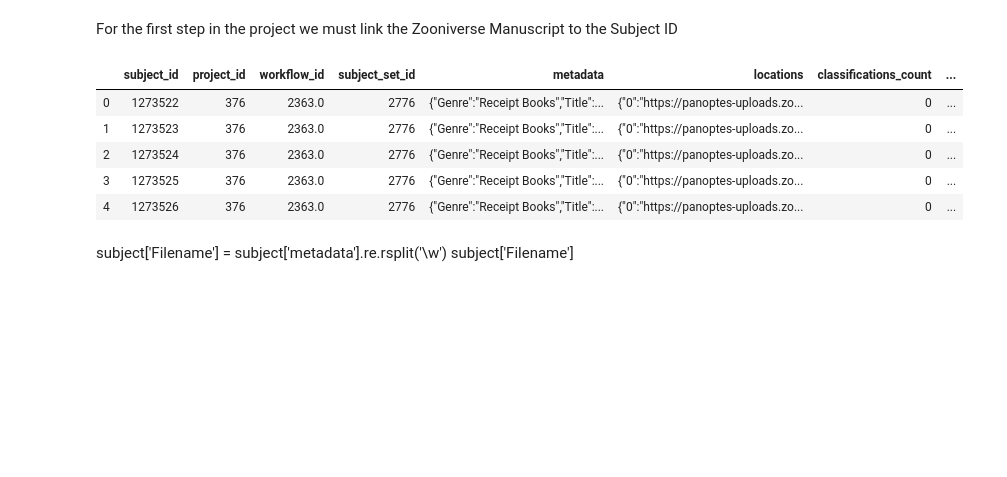
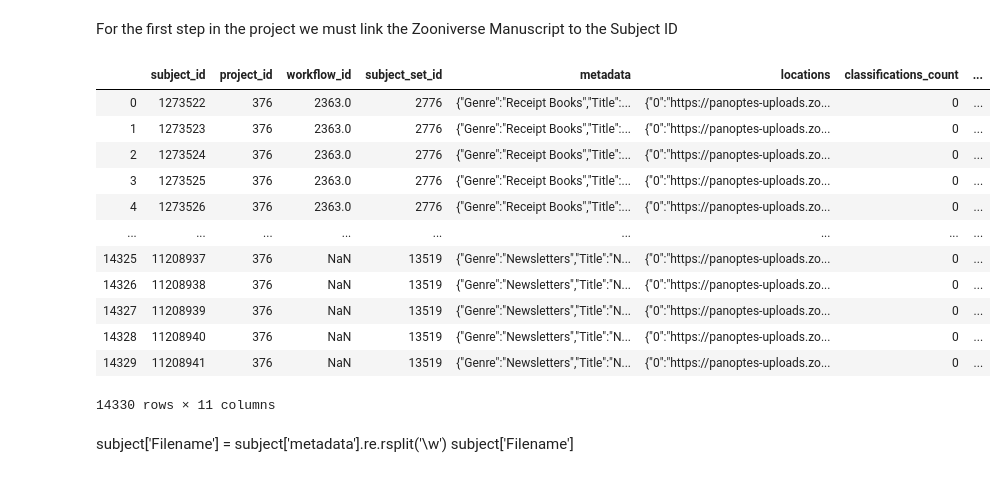
Before and after one commit to nisaputri/The-Shakespeares-UMD, a Jupyter notebook: Shakespeare Data Cleaning and Processing.ipynb, the cells around one changed output. Saved outputs shown, nothing was run; the diff lists cells and outputs as text; code cells hidden in the pictures; blank space fills up the shorter version.

```diff
--- a/Shakespeare Data Cleaning and Processing.ipynb
+++ b/Shakespeare Data Cleaning and Processing.ipynb
@@ -7,15 +7,22 @@ For the first step in the project we must link the Zooniverse Manuscript to the
 # %%
 #Loading in datasets that need to be linked
 subject = pd.read_csv("shakespeares-world-subjects.csv")
 newsletters = pd.read_csv('combined_newsletters.csv')
-subject.head()
+subject
 # %% [output]
 |  | subject_id | project_id | workflow_id | subject_set_id | metadata | locations | classifications_count | ... |
 | 0 | 1273522 | 376 | 2363.0 | 2776 | {"Genre":"Receipt Books","Title":... | {"0":"https://panoptes-uploads.zo... | 0 | ... |
 | 1 | 1273523 | 376 | 2363.0 | 2776 | {"Genre":"Receipt Books","Title":... | {"0":"https://panoptes-uploads.zo... | 0 | ... |
 | 2 | 1273524 | 376 | 2363.0 | 2776 | {"Genre":"Receipt Books","Title":... | {"0":"https://panoptes-uploads.zo... | 0 | ... |
 | 3 | 1273525 | 376 | 2363.0 | 2776 | {"Genre":"Receipt Books","Title":... | {"0":"https://panoptes-uploads.zo... | 0 | ... |
 | 4 | 1273526 | 376 | 2363.0 | 2776 | {"Genre":"Receipt Books","Title":... | {"0":"https://panoptes-uploads.zo... | 0 | ... |
+| ... | ... | ... | ... | ... | ... | ... | ... | ... |
+| 14325 | 11208937 | 376 | NaN | 13519 | {"Genre":"Newsletters","Title":"N... | {"0":"https://panoptes-uploads.zo... | 0 | ... |
+| 14326 | 11208938 | 376 | NaN | 13519 | {"Genre":"Newsletters","Title":"N... | {"0":"https://panoptes-uploads.zo... | 0 | ... |
+| 14327 | 11208939 | 376 | NaN | 13519 | {"Genre":"Newsletters","Title":"N... | {"0":"https://panoptes-uploads.zo... | 0 | ... |
+| 14328 | 11208940 | 376 | NaN | 13519 | {"Genre":"Newsletters","Title":"N... | {"0":"https://panoptes-uploads.zo... | 0 | ... |
+| 14329 | 11208941 | 376 | NaN | 13519 | {"Genre":"Newsletters","Title":"N... | {"0":"https://panoptes-uploads.zo... | 0 | ... |
+14330 rows × 11 columns
 # %% [markdown]
 subject['Filename'] = subject['metadata'].re.rsplit('\w')
 subject['Filename']
```
Also changed, not shown: parts of 3 cells of this notebook, 1 other file.
